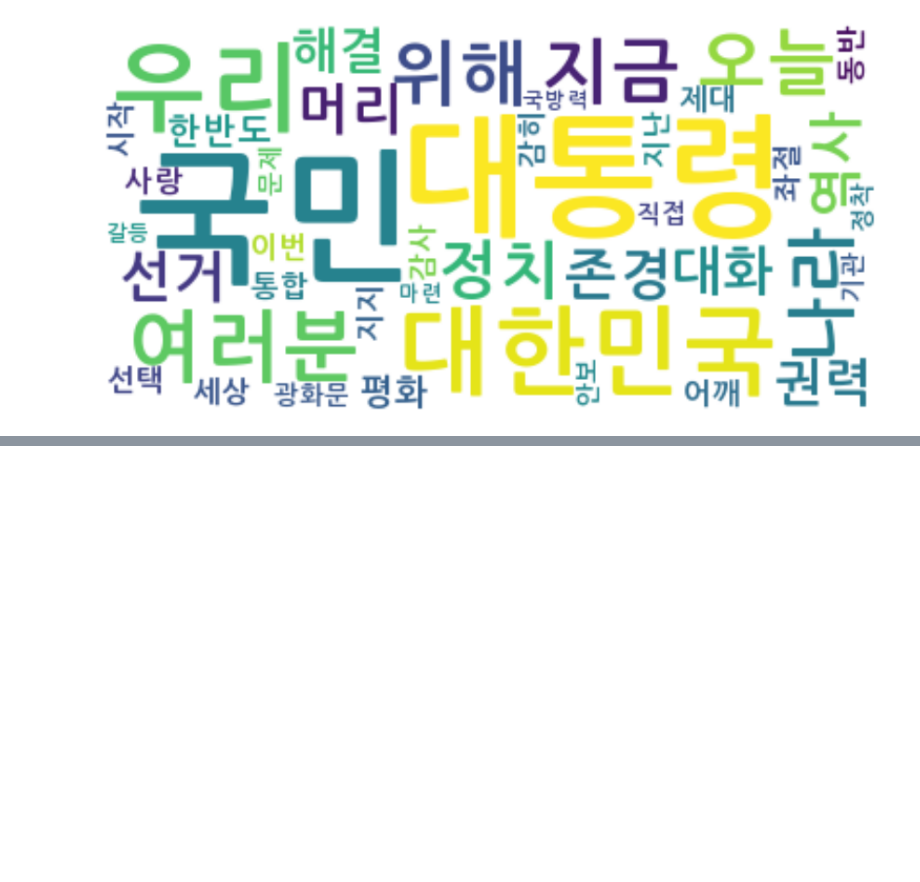
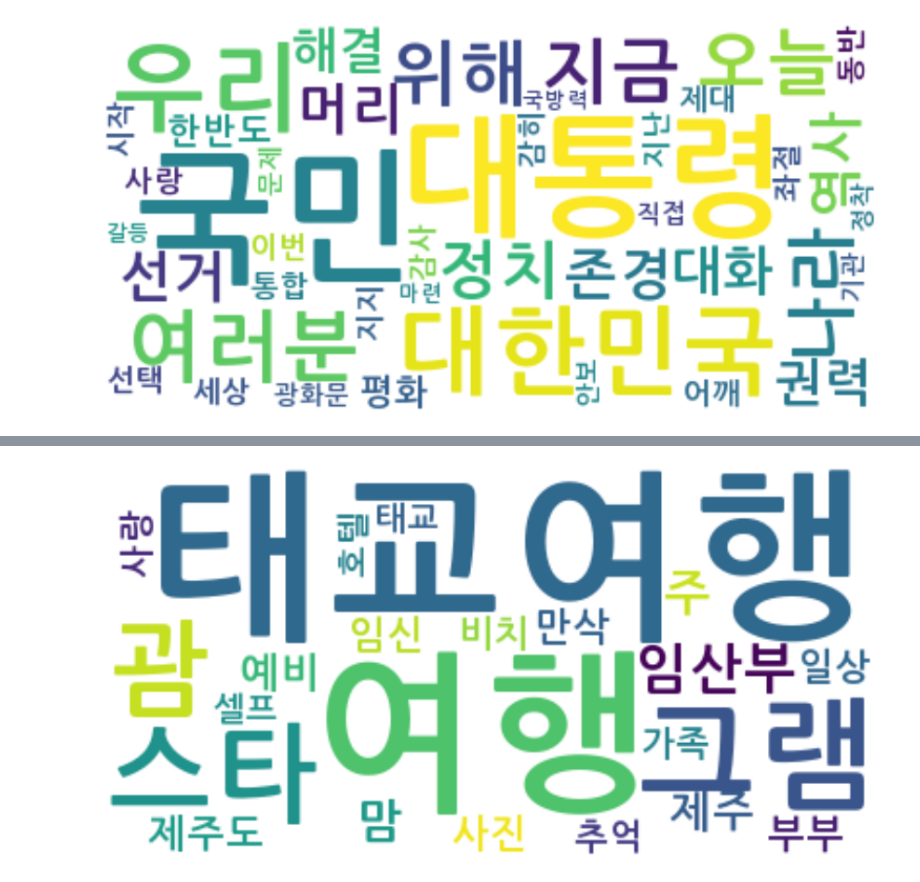
Before and after one commit to YoonHanho/adp_r, a Jupyter notebook: adp_tm_final.ipynb, the cells around one changed output, grey strips where cells are left out. Cells and saved outputs as stored; diff of their text form; code cells hidden in the pictures; blank space fills up the shorter version.

```diff
--- a/adp_tm_final.ipynb
+++ b/adp_tm_final.ipynb
@@ -464,0 +685,6 @@ plt.show()
+# %%
+import collections
+
+c = collections.Counter()
+for word in words:
+    c[word] += 1
@@ -464,0 +711,8 @@ plt.show()
+# %%
+n = 20
+delete_kwd = []
+for key, value in c.items():
+    if value < 20:
+        delete_kwd.append(key)
+
+_ = [ c.pop(key) for key in delete_kwd ]
@@ -465,3 +724,14 @@ plt.show()
+# %%
+from wordcloud import WordCloud
+
+font_path = '/usr/share/fonts/truetype/nanum/NanumGothicCoding-Bold.ttf'
+wc = WordCloud(font_path=font_path, background_color='white').generate_from_frequencies(c)
+plt.figure(figsize=(15,10))
+plt.imshow(wc, cmap=plt.cm.gray, interpolation='bilinear')
+plt.axis('off')
+plt.show()
+# %% [output]
+[figure, added]
 # %%
 ----
 
```
Also changed, not shown: parts of 32 cells of this notebook.
